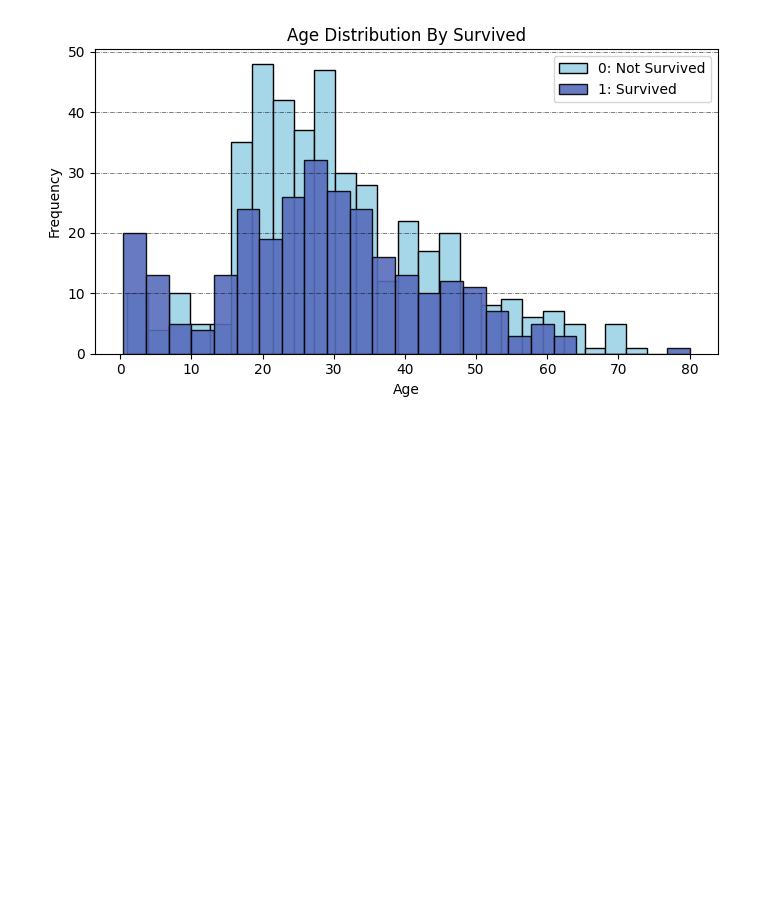
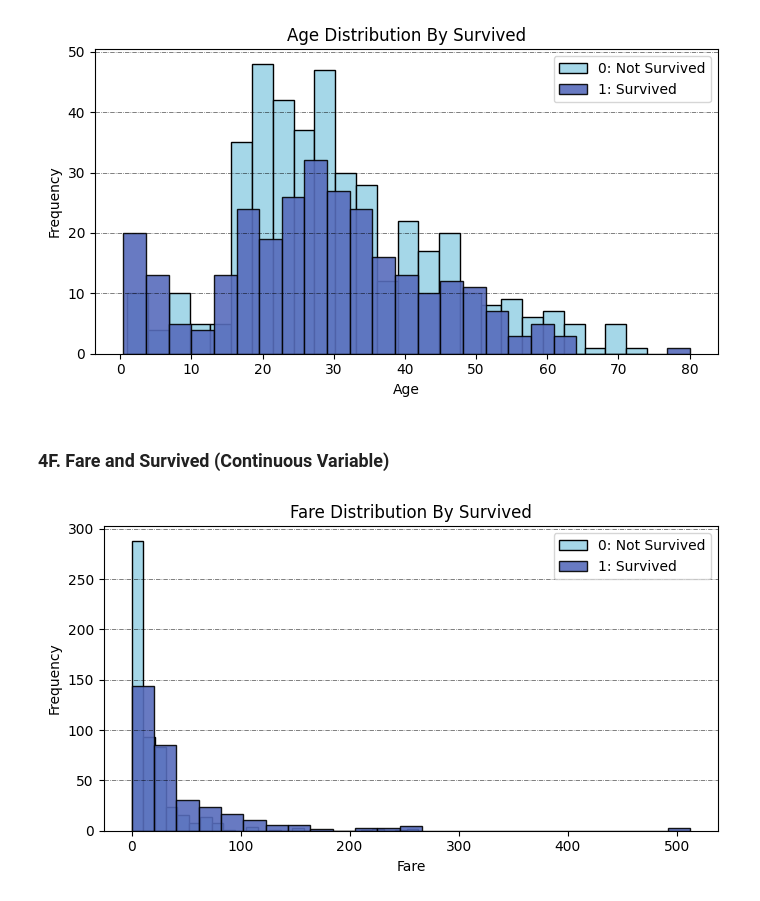
Before and after one commit to powernusa/titanic-eda, a Jupyter notebook: titanic_eda.ipynb, the cells around one changed output. Cells and saved outputs as stored; diff of their text form; code cells hidden in the pictures; blank space fills up the shorter version.

Commit message:
feat: 4F. Fare and Survived (Continuous Variable)

```diff
--- a/titanic_eda.ipynb
+++ b/titanic_eda.ipynb
@@ -339,3 +339,12 @@ plt,_,_ = plot_hist_hue(train_df, feature="Age", hue="Survived",
                         title=title,legendLabels=labels)
 # %% [output]
 [figure]
+# %% [markdown]
+### 4F. Fare and Survived (Continuous Variable)
+# %%
+title="Fare Distribution By Survived"
+labels=["0: Not Survived","1: Survived"]
+plt,_,_ = plot_hist_hue(all_df, "Fare", hue="Survived",
+                        title=title,legendLabels=labels)
+# %% [output]
+[figure, added]
```
Also changed, not shown: parts of 1 cell of this notebook.
